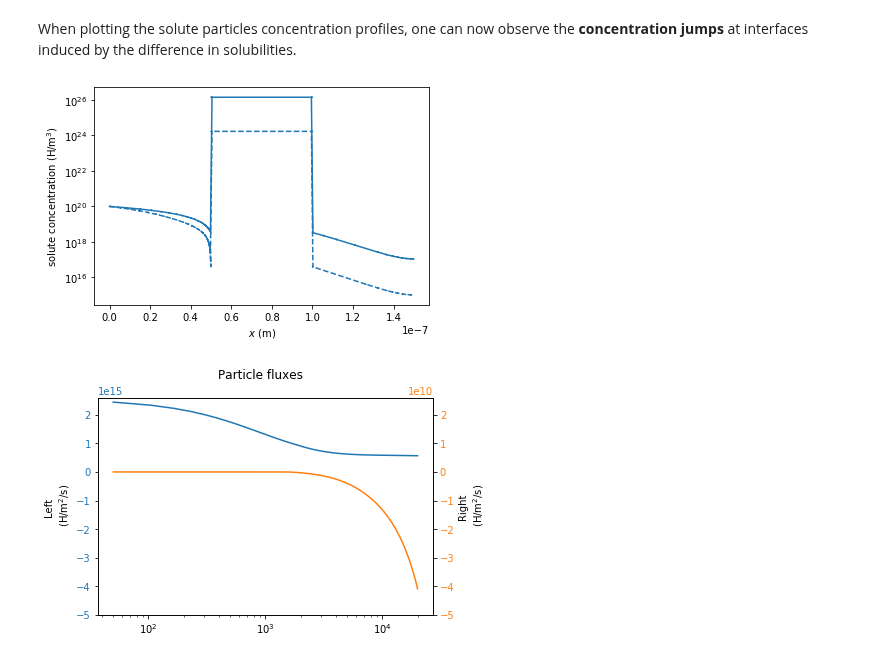
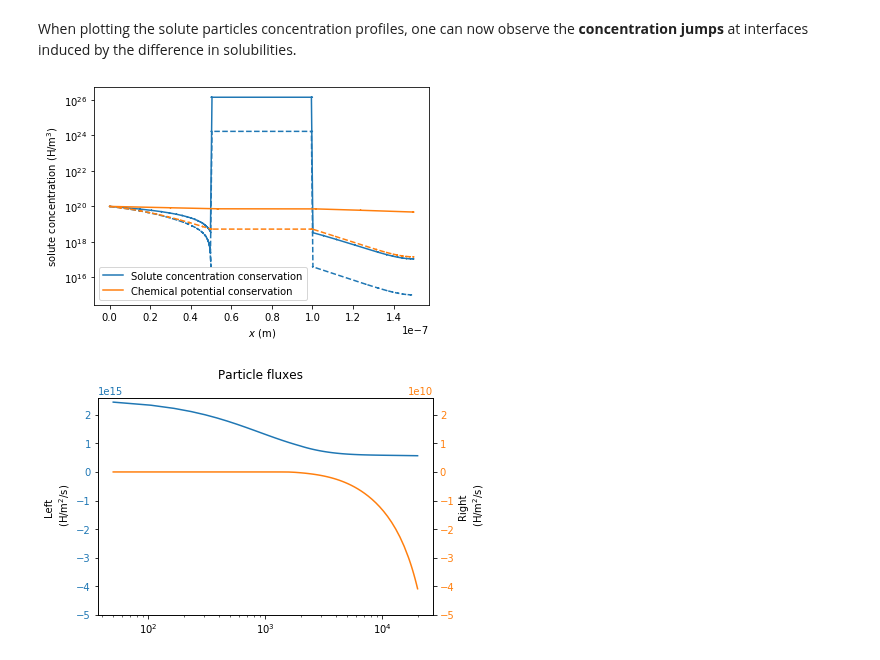
Before and after one commit to festim-dev/FESTIM, a Jupyter notebook: demos/demo_multi_materials.ipynb, the cells around one changed output. Drawn from its saved outputs; the diff is of its cells as text; code cells hidden in the pictures.

Commit message:
added text and better plotting

```diff
--- a/demos/demo_multi_materials.ipynb
+++ b/demos/demo_multi_materials.ipynb
@@ -299,15 +315,21 @@ When plotting the solute particles concentration profiles, one can now observe t
 # %%
 solute_1_chemical_potential = np.genfromtxt(folder + '/solute_2000.0s.txt')
 solute_2_chemical_potential = np.genfromtxt(folder + '/solute_17000.0s.txt')
 
 plt.plot(solute_1_chemical_potential[:, 0], solute_1_chemical_potential[:, 1], linestyle="--")
-plt.plot(solute_2_chemical_potential[:, 0], solute_2_chemical_potential[:, 1], color="tab:blue")
+plt.plot(solute_2_chemical_potential[:, 0], solute_2_chemical_potential[:, 1],
+         color="tab:blue", label="Solute concentration conservation")
+
+plt.plot(solute_1[:, 0], solute_1[:, 1], linestyle="--")
+plt.plot(solute_2[:, 0], solute_2[:, 1], color="tab:orange", label="Chemical potential conservation")
+
 plt.yscale("log")
 plt.xlabel("$x$ (m)")
 plt.ylabel("solute concentration (H/m$^3$)")
+plt.legend()
 plt.show()
 # %% [output]
-[figure, old version]
+[figure, new version]
 # %%
 flux_left = derived_quantities2[:, 1]
 flux_right = derived_quantities2[:, 2]
```
Also changed, not shown: parts of 10 cells of this notebook.
